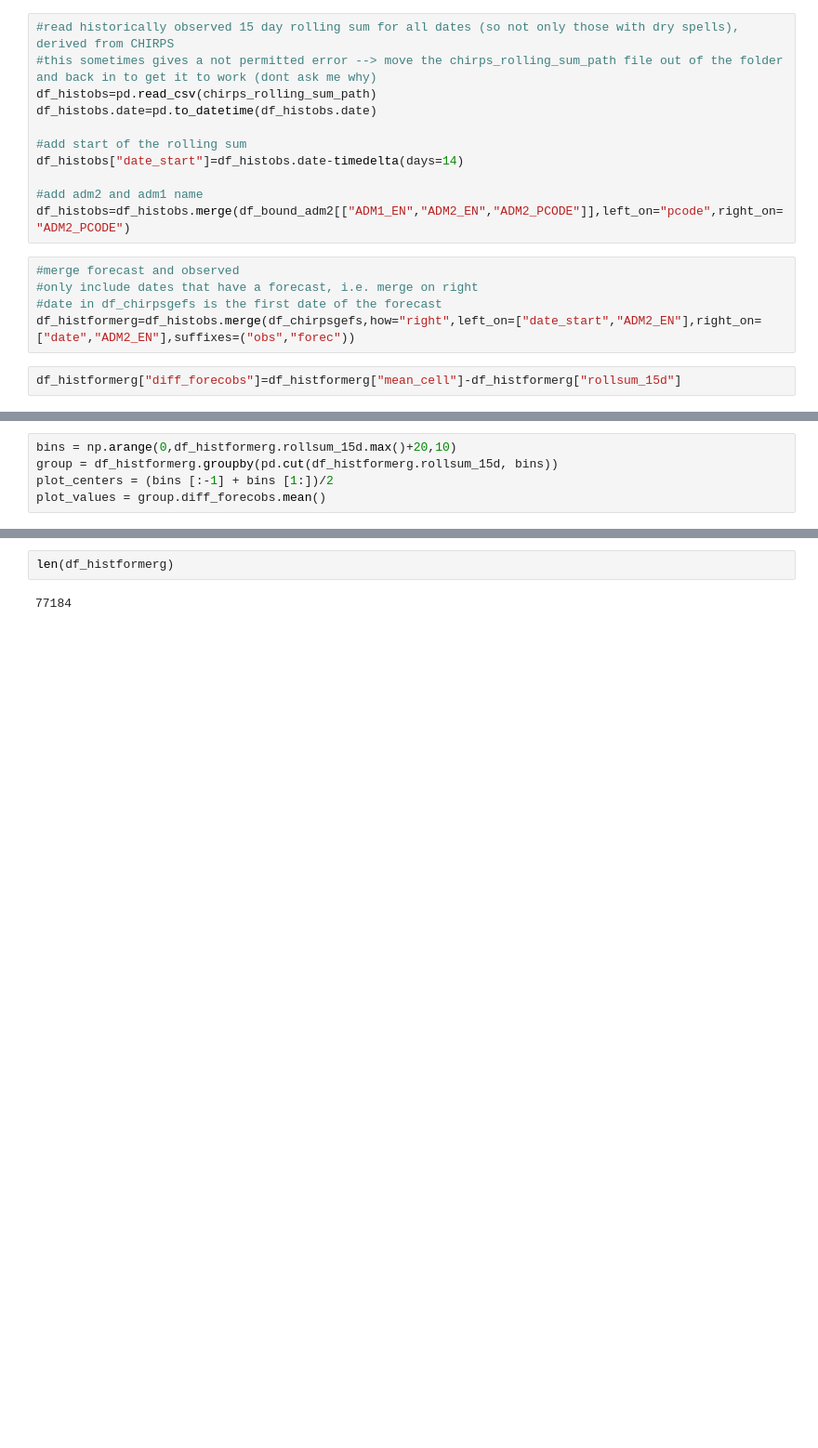
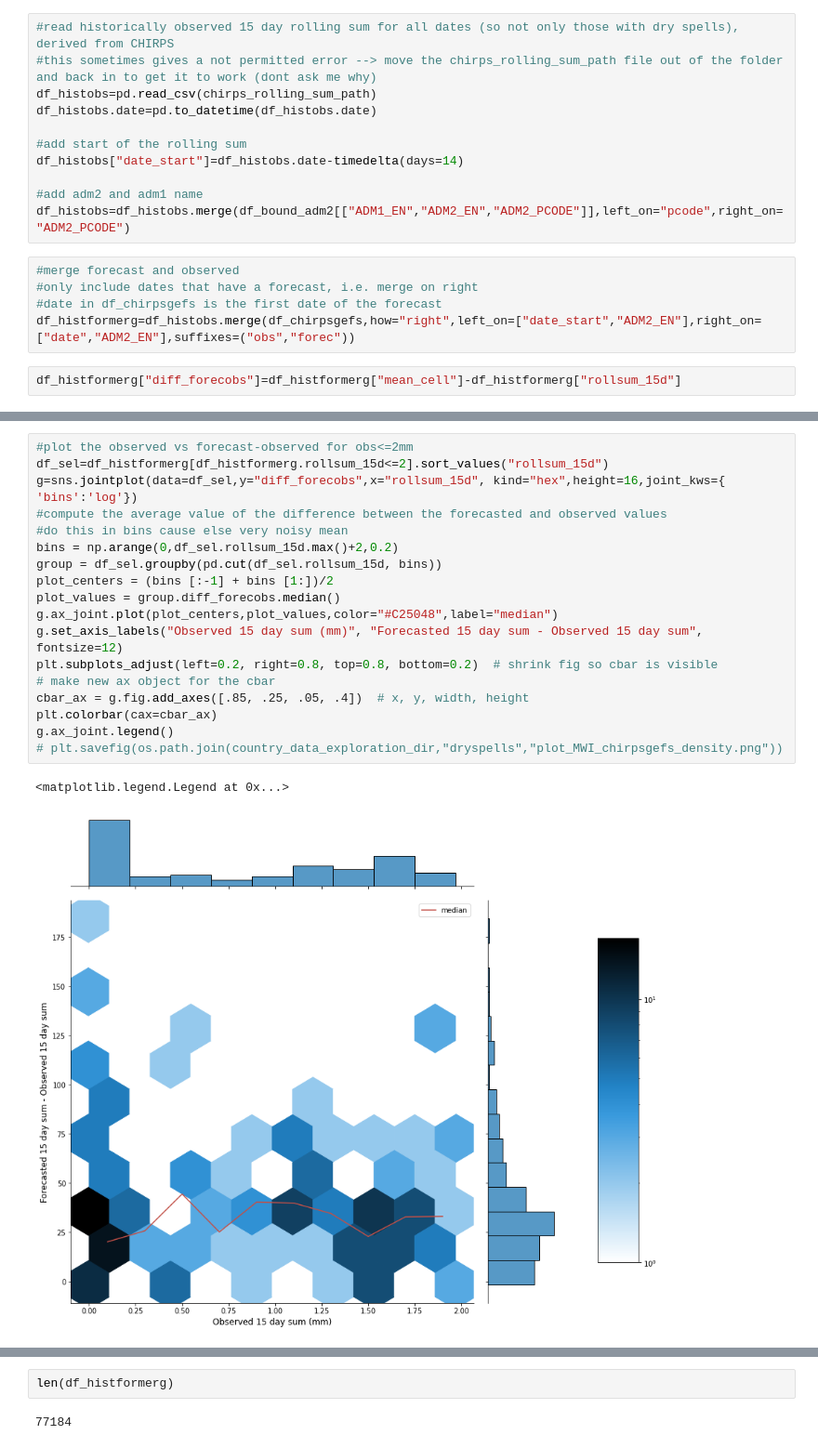
Before and after one commit to OCHA-DAP/pa-anticipatory-action, a Jupyter notebook: analyses/malawi/notebooks/mwi_chirpsgefs_corr_dryspells.ipynb, the cells around one changed output, grey strips where cells are left out. Shown at 93% size. Cells and saved outputs as stored; diff of their text form; blank space fills up the shorter version.

```diff
--- a/analyses/malawi/notebooks/mwi_chirpsgefs_corr_dryspells.ipynb
+++ b/analyses/malawi/notebooks/mwi_chirpsgefs_corr_dryspells.ipynb
@@ -194,6 +194,22 @@ plt.savefig(os.path.join(country_data_exploration_dir,"dryspells","plot_MWI_chir
-# %%
-bins = np.arange(0,df_histformerg.rollsum_15d.max()+20,10)
-group = df_histformerg.groupby(pd.cut(df_histformerg.rollsum_15d, bins))
-plot_centers = (bins [:-1] + bins [1:])/2
-plot_values = group.diff_forecobs.mean()
+# %%
+#plot the observed vs forecast-observed for obs<=2mm
+df_sel=df_histformerg[df_histformerg.rollsum_15d<=2].sort_values("rollsum_15d")
+g=sns.jointplot(data=df_sel,y="diff_forecobs",x="rollsum_15d", kind="hex",height=16,joint_kws={ 'bins':'log'})
+#compute the average value of the difference between the forecasted and observed values
+#do this in bins cause else very noisy mean
+bins = np.arange(0,df_sel.rollsum_15d.max()+2,0.2)
+group = df_sel.groupby(pd.cut(df_sel.rollsum_15d, bins))
+plot_centers = (bins [:-1] + bins [1:])/2
+plot_values = group.diff_forecobs.median()
+g.ax_joint.plot(plot_centers,plot_values,color="#C25048",label="median")
+g.set_axis_labels("Observed 15 day sum (mm)", "Forecasted 15 day sum - Observed 15 day sum", fontsize=12)
+plt.subplots_adjust(left=0.2, right=0.8, top=0.8, bottom=0.2)  # shrink fig so cbar is visible
+# make new ax object for the cbar
+cbar_ax = g.fig.add_axes([.85, .25, .05, .4])  # x, y, width, height
+plt.colorbar(cax=cbar_ax)
+g.ax_joint.legend()
+# plt.savefig(os.path.join(country_data_exploration_dir,"dryspells","plot_MWI_chirpsgefs_density.png"))
+# %% [output]
+<matplotlib.legend.Legend at 0x...>
+[figure, added]
 # %%
```
Also changed, not shown: parts of 7 cells of this notebook.
